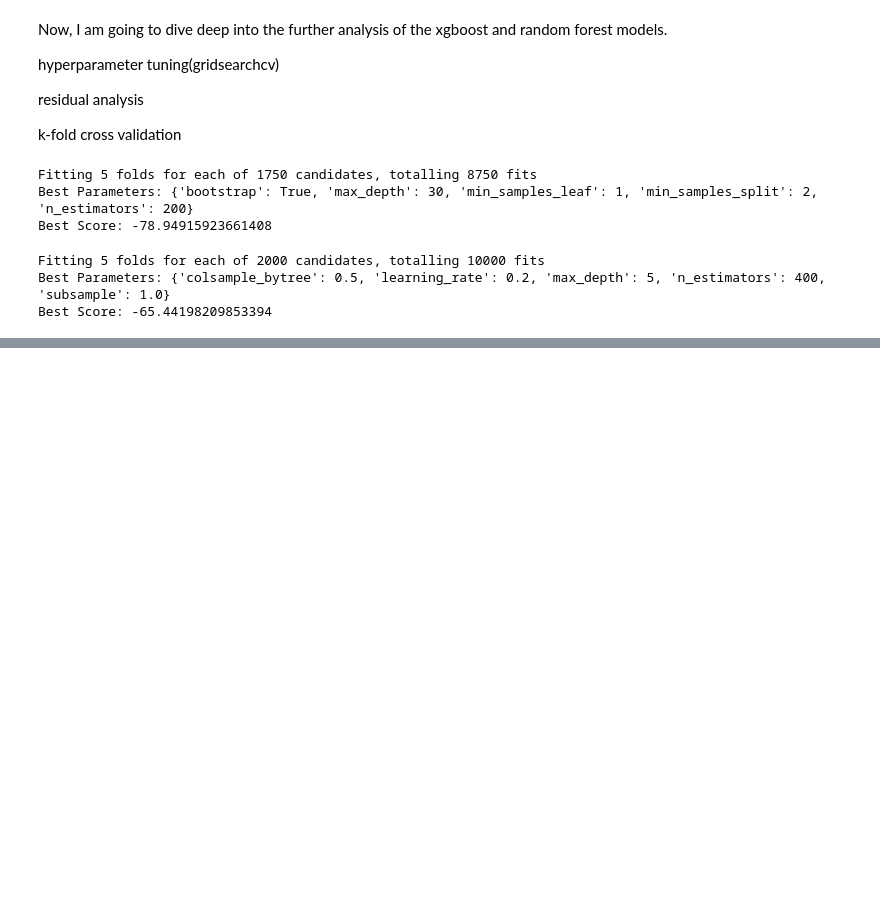
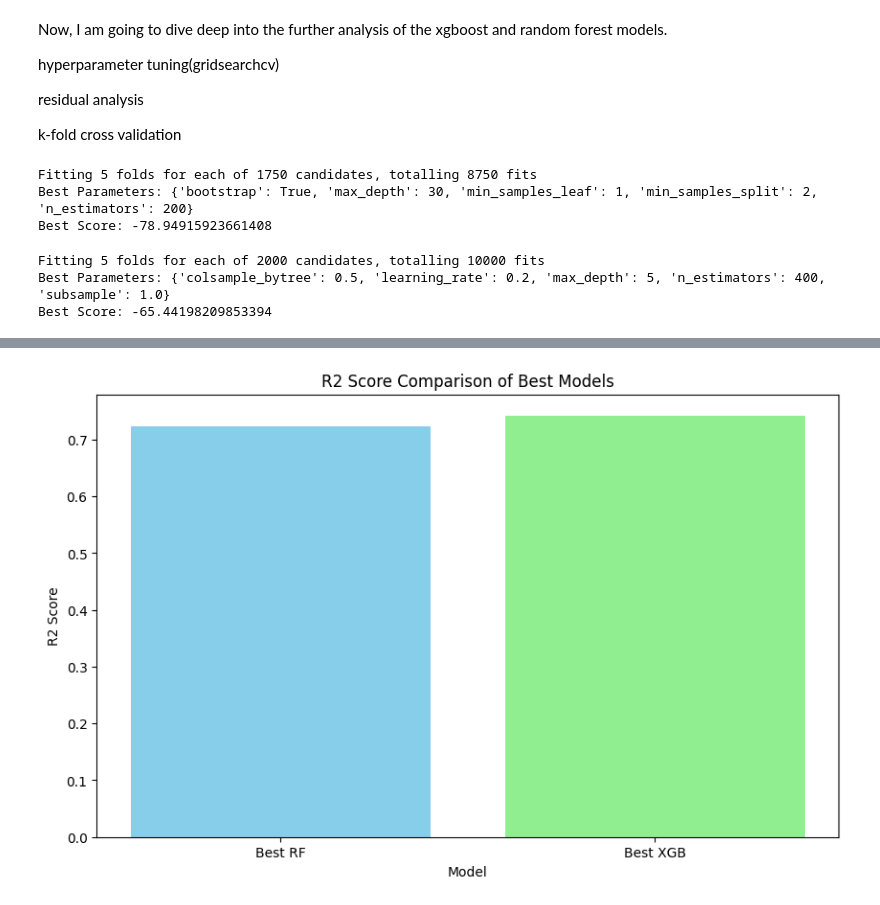
Before and after one commit to IAM-MUKUND/advanced-concrete-analysis, a Jupyter notebook: geopolymer_dataset_processing/main_run.ipynb, the cells around one changed output, grey strips where cells are left out. Drawn from its saved outputs; the diff is of its cells as text; code cells hidden in the pictures; blank space fills up the shorter version.

```diff
--- a/geopolymer_dataset_processing/main_run.ipynb
+++ b/geopolymer_dataset_processing/main_run.ipynb
@@ -588,0 +665,11 @@ Best Score: -65.44198209853394
+# %%
+#r2 score comparison of the best models
+
+plt.figure(figsize=(10, 6))
+plt.bar(['Best RF', 'Best XGB'], [rf_best_eval['R2 Score'], xgb_best_eval['R2 Score']], color=['skyblue', 'lightgreen'])
+plt.xlabel('Model')
+plt.ylabel('R2 Score')
+plt.title('R2 Score Comparison of Best Models')
+plt.show()
+# %% [output]
+[figure, added]
```
Also changed, not shown: parts of 16 cells of this notebook.
